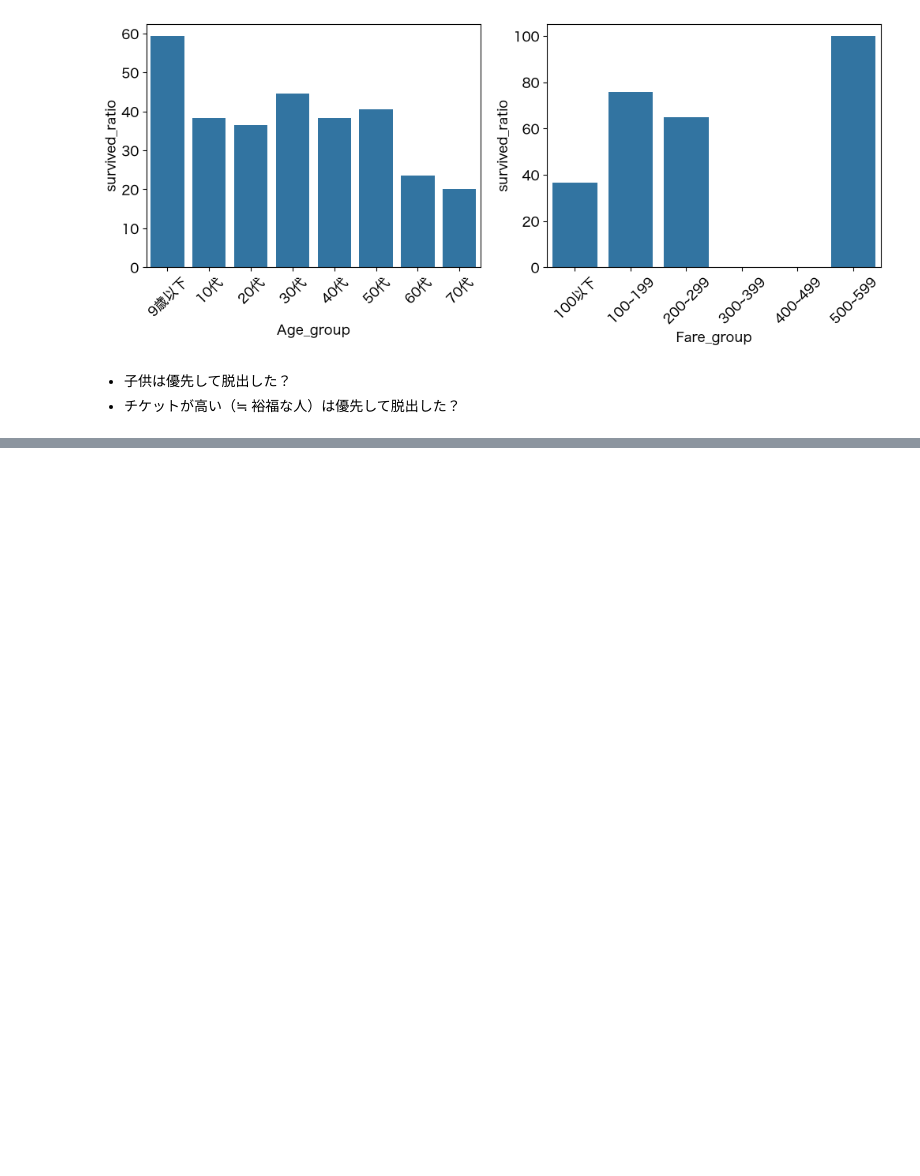
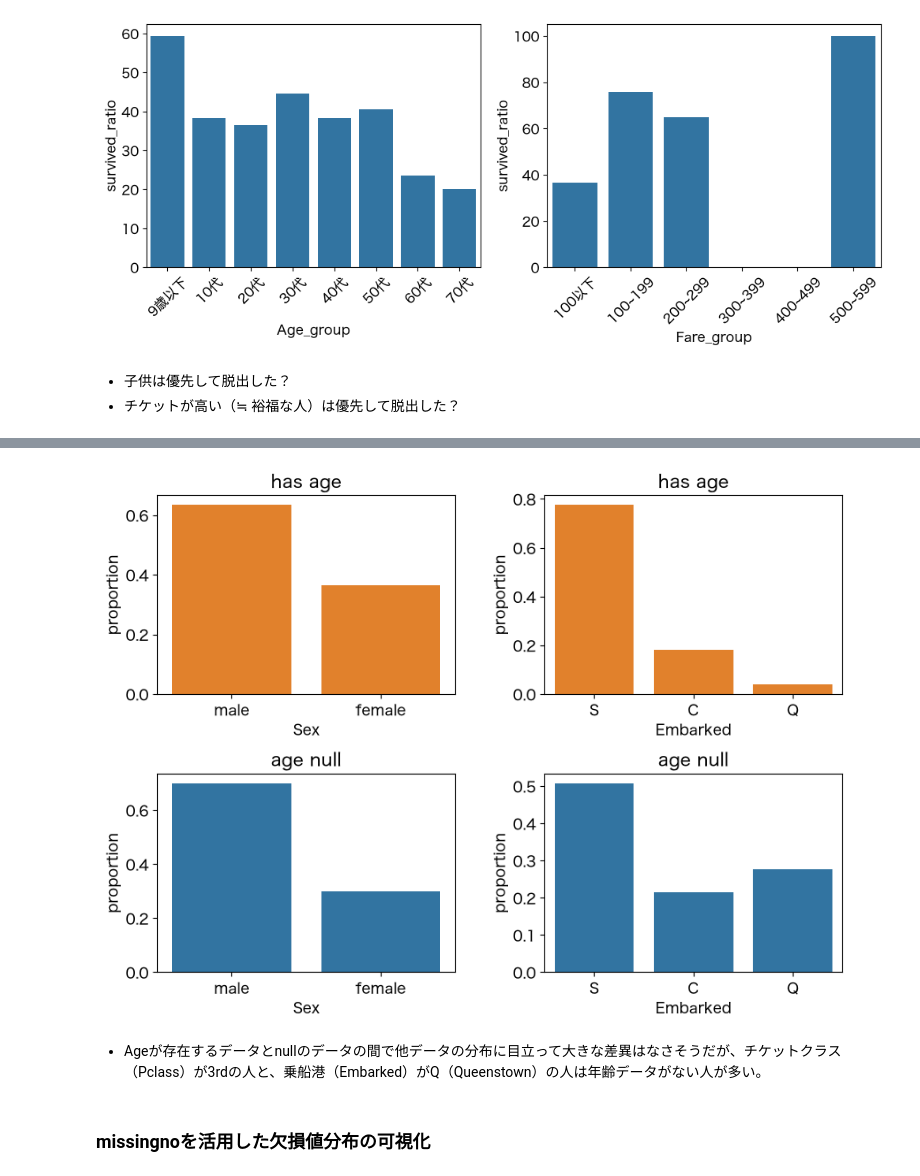
Before and after one commit to yasunobu-nonaka/machine-learning-notebooks, a Jupyter notebook: titanic/note.ipynb, the cells around one changed output, grey strips where cells are left out. Saved outputs shown, nothing was run; the diff lists cells and outputs as text; code cells hidden in the pictures; blank space fills up the shorter version.

```diff
--- a/titanic/note.ipynb
+++ b/titanic/note.ipynb
@@ -209,0 +267,56 @@ plt.show()
+# %%
+fig, axs = plt.subplots(2, 2, figsize=(10, 7))
+axs = axs.ravel()
+
+conditions = [
+    {
+        "col": "Sex",
+        "x_order": ["male", "female"],
+        "has_age": True,
+        "graph_title": "has age",
+        "graph_color": "C1",
+    },
+    {
+        "col": "Embarked",
+        "x_order": ["S", "C", "Q"],
+        "has_age": True,
+        "graph_title": "has age",
+        "graph_color": "C1",
+    },
+    {
+        "col": "Sex",
+        "x_order": ["male", "female"],
+        "has_age": False,
+        "graph_title": "age null",
+        "graph_color": "C0",
+    },
+    {
+        "col": "Embarked",
+        "x_order": ["S", "C", "Q"],
+        "has_age": False,
+        "graph_title": "age null",
+        "graph_color": "C0",
+    },
+]
+
+
+for i, cond in enumerate(conditions):
+    sns.countplot(
+        df_train[df_train['Has_age'] == cond["has_age"]],
+        x=cond["col"],
+        order=cond["x_order"],
+        stat="proportion",
+        color=cond["graph_color"],
+        ax=axs[i],
+    )
+    axs[i].set_title(cond["graph_title"])
+
+plt.subplots_adjust(wspace=0.3, hspace=0.4)
+
+plt.show()
+# %% [output]
+[figure, added]
+# %% [markdown]
+- Ageが存在するデータとnullのデータの間で他データの分布に目立って大きな差異はなさそうだが、チケットクラス（Pclass）が3rdの人と、乗船港（Embarked）がQ（Queenstown）の人は年齢データがない人が多い。
+# %% [markdown]
+### missingnoを活用した欠損値分布の可視化
```
Also changed, not shown: parts of 17 cells of this notebook, 1 other file.
